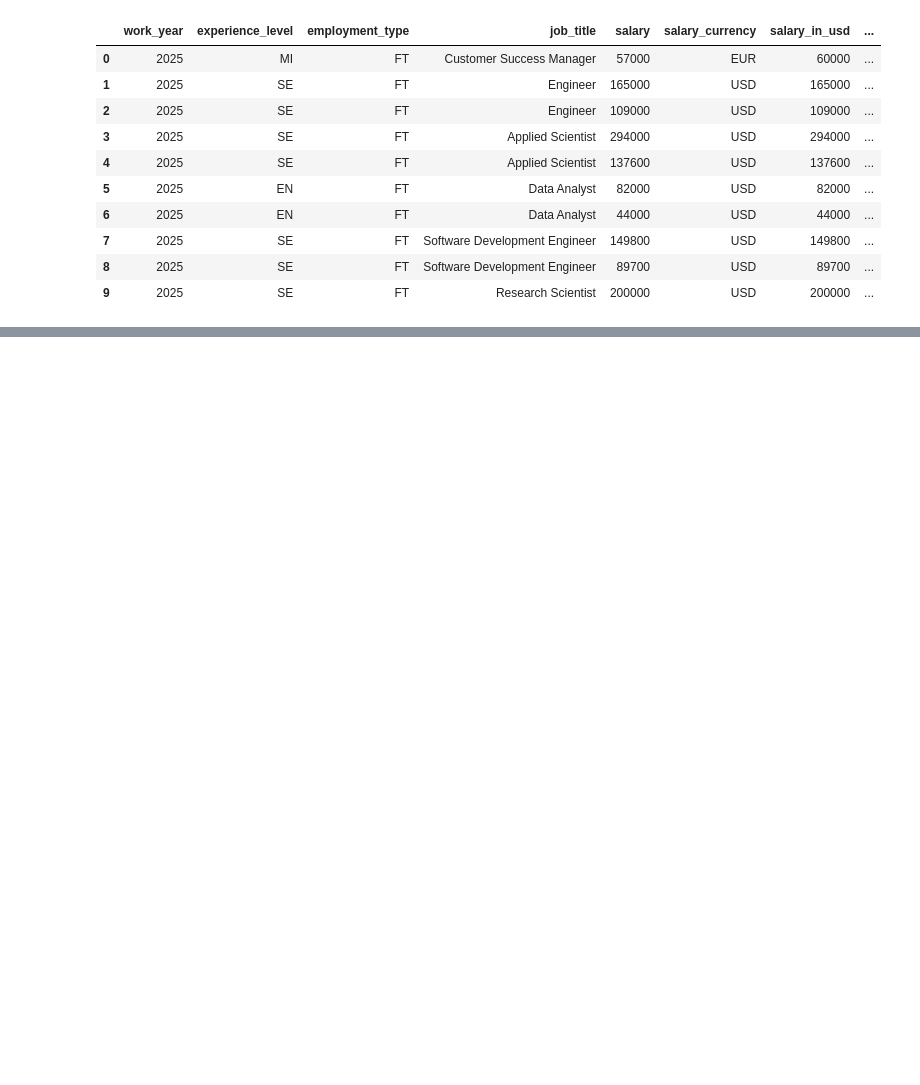
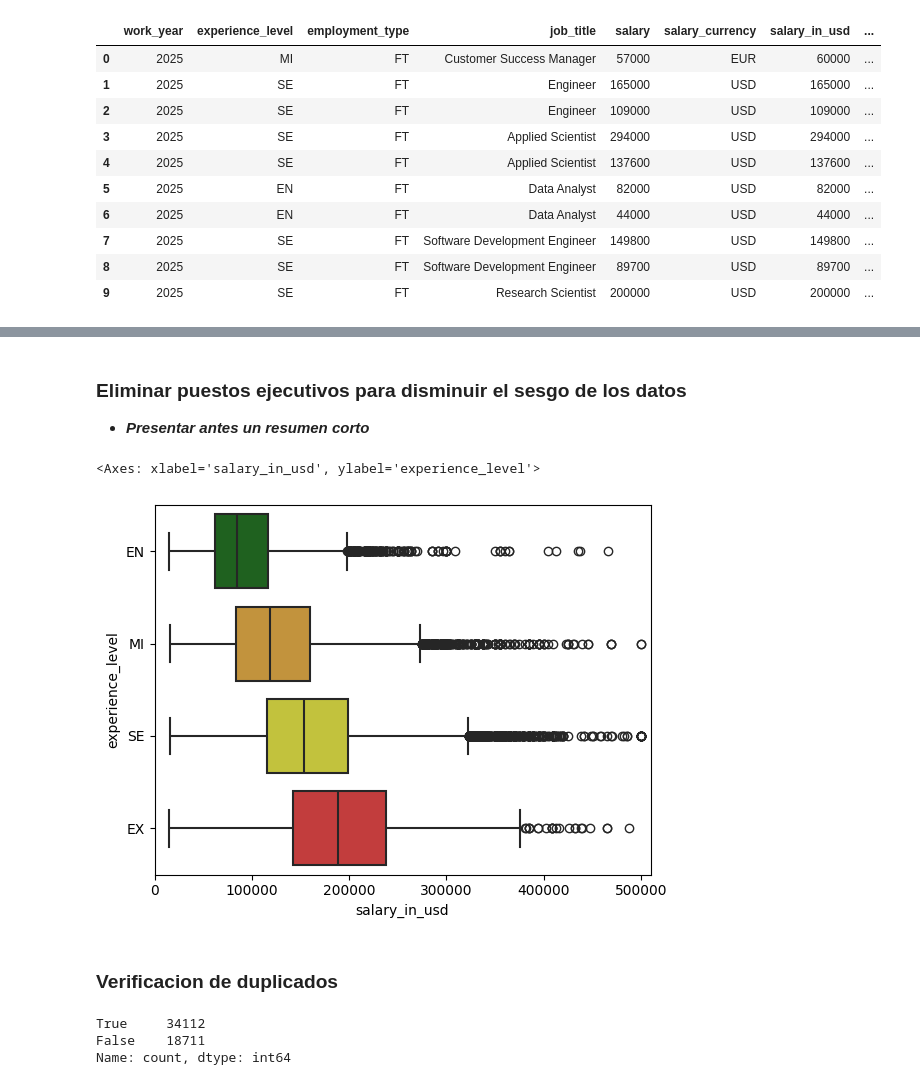
Before and after one commit to danielg9611/EDA_DataScience_2020-2025, a Jupyter notebook: memoria.ipynb, the cells around one changed output, grey strips where cells are left out. Saved outputs shown, nothing was run; the diff lists cells and outputs as text; code cells hidden in the pictures; blank space fills up the shorter version.

Commit message:
add/data_understanding_&_data_cleaning

```diff
--- a/memoria.ipynb
+++ b/memoria.ipynb
@@ -47,0 +99,4 @@ jobs.head(10)
+# %%
+key_words = ('Data','Machine Learning', 'Analyst', 'Analysis', 'Analytics','Bussiness Intelligence', 'AI', 'BI', 'Decision Scientist','Computer Vision', 'NLP', 'ML', 'Artificial Intelligence','Deep Learning', 'ETL')
+
+jobs = jobs[jobs['job_title'].str.contains('|'.join(key_words))]
@@ -47,0 +125,9 @@ jobs.head(10)
+# %% [markdown]
+### __Eliminar puestos ejecutivos para disminuir el sesgo de los datos__
+  - ***Presentar antes un resumen corto***
+# %%
+plt.xlim(0, 510000)
+sns.boxplot(data=jobs, x='salary_in_usd', y='experience_level', hue='experience_level',order=['EN','MI','SE','EX'], palette=['green', 'yellow','orange','red'],saturation=.52, linewidth=1.5 ,legend=False)
+# %% [output]
+<Axes: xlabel='salary_in_usd', ylabel='experience_level'>
+[figure, added]
@@ -47,0 +136,8 @@ jobs.head(10)
+# %% [markdown]
+### **Verificacion de duplicados**
+# %%
+jobs.duplicated(keep=False).value_counts()
+# %% [output]
+True     34112
+False    18711
+Name: count, dtype: int64
```
Also changed, not shown: parts of 26 cells of this notebook, 2 other files.
